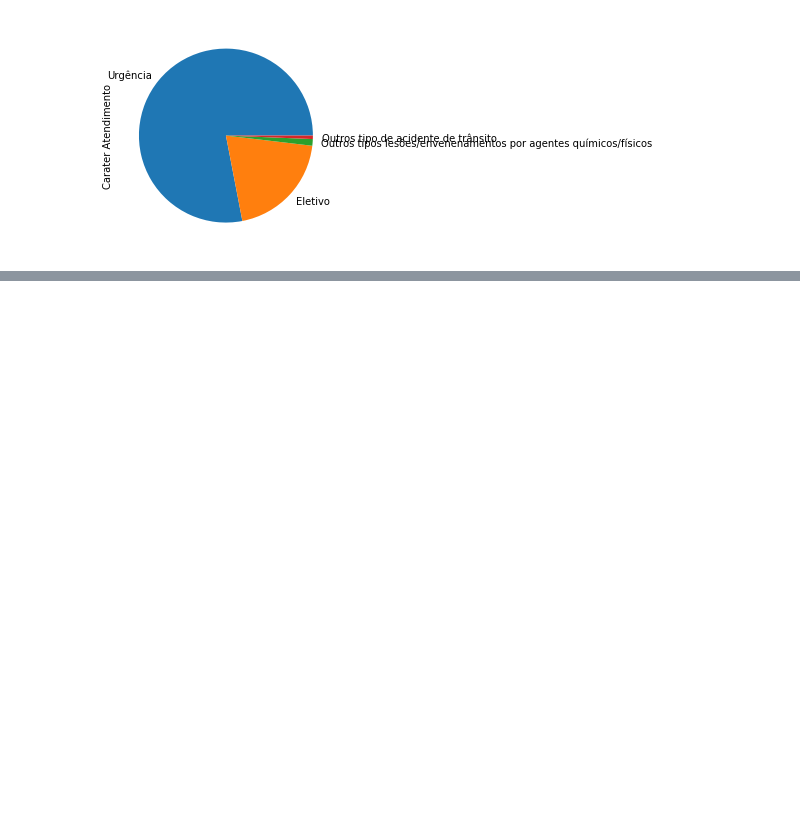
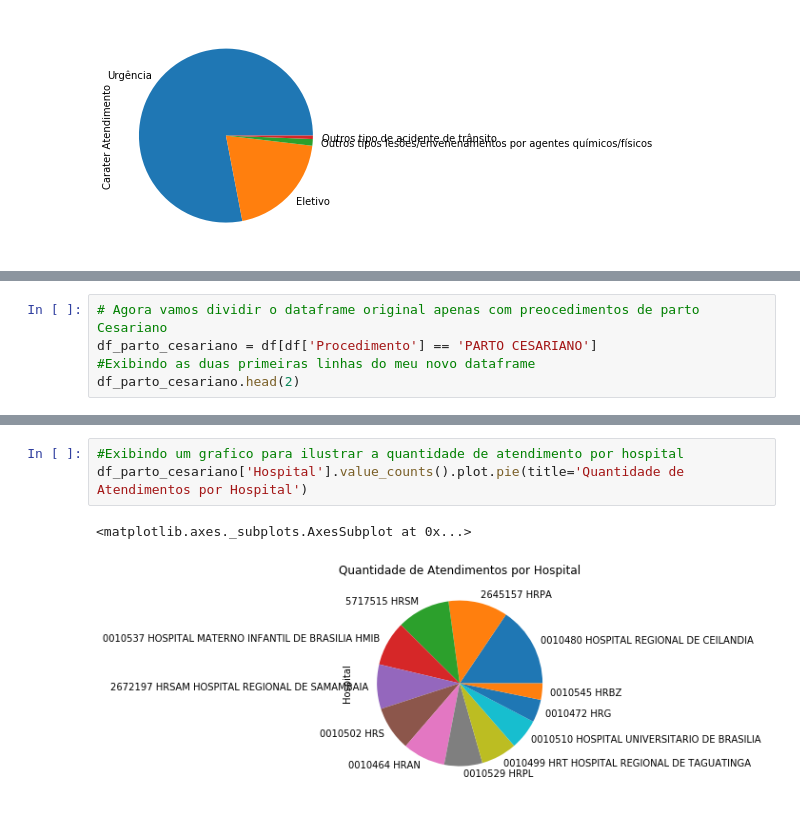
Before and after one commit to jjanuario/datamining, a Jupyter notebook: ManipulandoCirurgiasCSV.ipynb, the cells around one changed output, grey strips where cells are left out. Saved outputs shown, nothing was run; the diff lists cells and outputs as text; blank space fills up the shorter version.

```diff
--- a/ManipulandoCirurgiasCSV.ipynb
+++ b/ManipulandoCirurgiasCSV.ipynb
@@ -50,0 +200,5 @@ array(['6876617 HOSPITAL DA CRIANCA DE BRASILIA JOSE ALENCAR HCB',
+# %%
+# Agora vamos dividir o dataframe original apenas com preocedimentos de parto Cesariano
+df_parto_cesariano = df[df['Procedimento'] == 'PARTO CESARIANO']
+#Exibindo as duas primeiras linhas do meu novo dataframe
+df_parto_cesariano.head(2)
@@ -50,0 +209,6 @@ array(['6876617 HOSPITAL DA CRIANCA DE BRASILIA JOSE ALENCAR HCB',
+# %%
+#Exibindo um grafico para ilustrar a quantidade de atendimento por hospital
+df_parto_cesariano['Hospital'].value_counts().plot.pie(title='Quantidade de Atendimentos por Hospital')
+# %% [output]
+<matplotlib.axes._subplots.AxesSubplot at 0x...>
+[figure, added]
```
Also changed, not shown: parts of 18 cells of this notebook.
